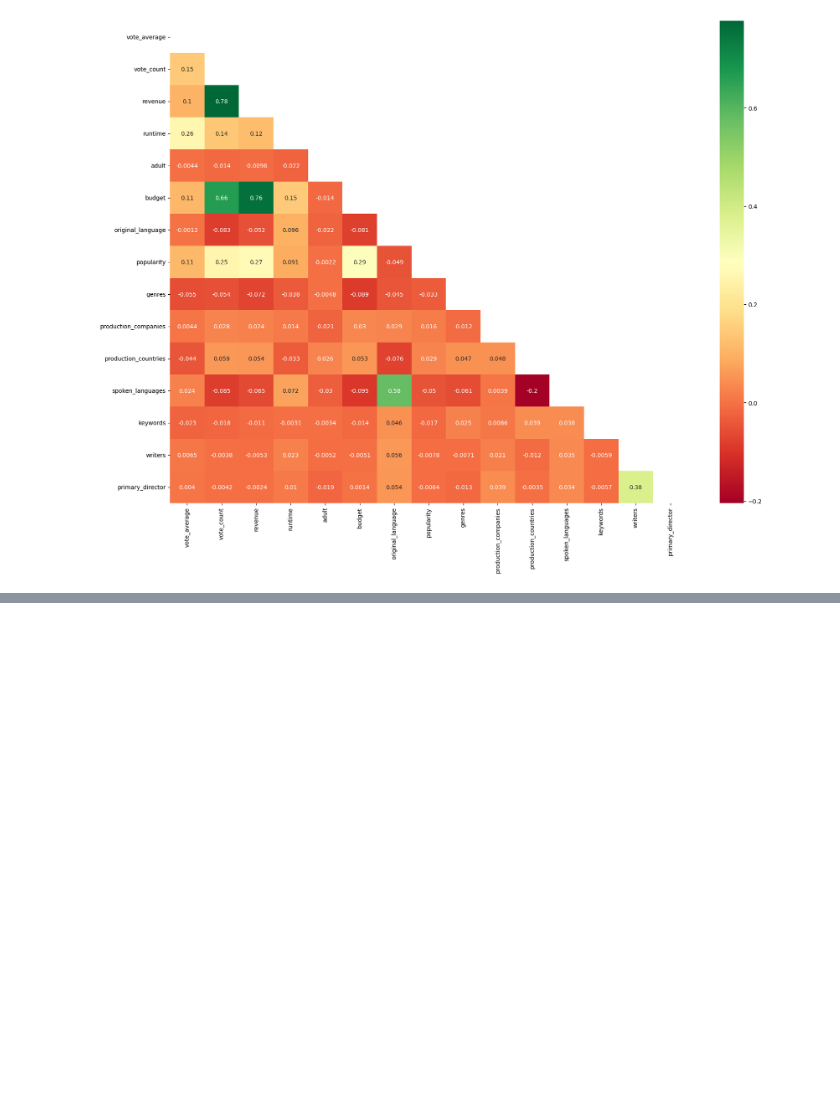
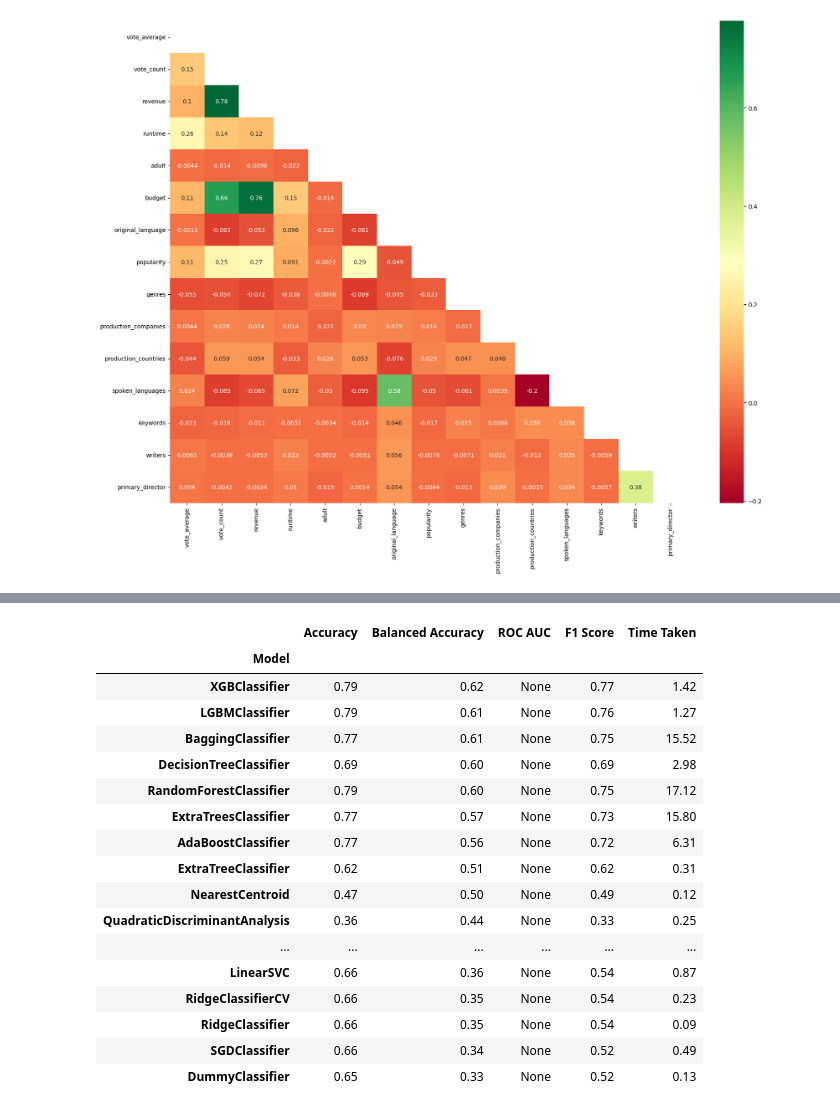
Before and after one commit to Jaagss/Movie_Success_Prediction, a Jupyter notebook: second.ipynb, the cells around one changed output, grey strips where cells are left out. Drawn from its saved outputs; the diff is of its cells as text; code cells hidden in the pictures; blank space fills up the shorter version.

```diff
--- a/second.ipynb
+++ b/second.ipynb
@@ -289,0 +317,5 @@ Model building starting
+# %%
+
+X = movies_df.drop(columns=['target'], axis=1)
+y = movies_df['target']
+# Encode the target variable y
@@ -289,0 +409,21 @@ Model building starting
+# %%
+models
+# %% [output]
+|  | Accuracy | Balanced Accuracy | ROC AUC | F1 Score | Time Taken |
+| Model |  |  |  |  |  |
+| XGBClassifier | 0.79 | 0.62 | None | 0.77 | 1.42 |
+| LGBMClassifier | 0.79 | 0.61 | None | 0.76 | 1.27 |
+| BaggingClassifier | 0.77 | 0.61 | None | 0.75 | 15.52 |
+| DecisionTreeClassifier | 0.69 | 0.60 | None | 0.69 | 2.98 |
+| RandomForestClassifier | 0.79 | 0.60 | None | 0.75 | 17.12 |
+| ExtraTreesClassifier | 0.77 | 0.57 | None | 0.73 | 15.80 |
+| AdaBoostClassifier | 0.77 | 0.56 | None | 0.72 | 6.31 |
+| ExtraTreeClassifier | 0.62 | 0.51 | None | 0.62 | 0.31 |
+| NearestCentroid | 0.47 | 0.50 | None | 0.49 | 0.12 |
+| QuadraticDiscriminantAnalysis | 0.36 | 0.44 | None | 0.33 | 0.25 |
+| ... | ... | ... | ... | ... | ... |
+| LinearSVC | 0.66 | 0.36 | None | 0.54 | 0.87 |
+| RidgeClassifierCV | 0.66 | 0.35 | None | 0.54 | 0.23 |
+| RidgeClassifier | 0.66 | 0.35 | None | 0.54 | 0.09 |
+| SGDClassifier | 0.66 | 0.34 | None | 0.52 | 0.49 |
+| DummyClassifier | 0.65 | 0.33 | None | 0.52 | 0.13 |
```
Also changed, not shown: parts of 35 cells of this notebook.
